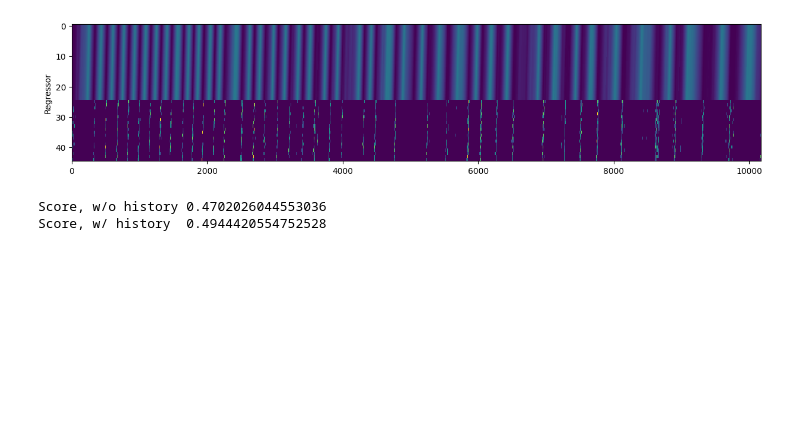
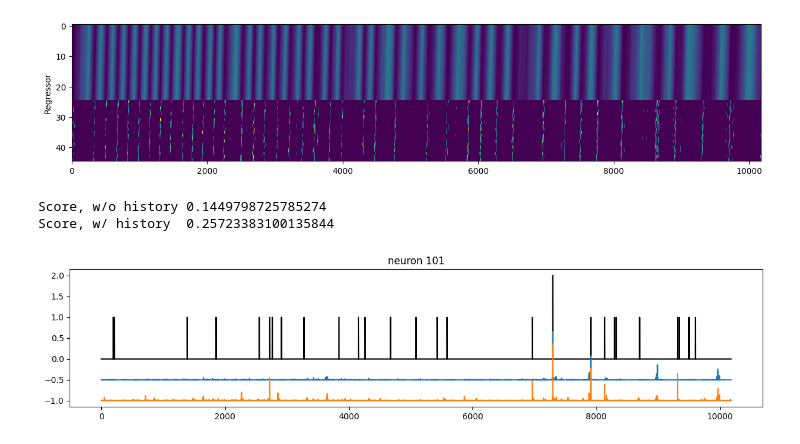
Before and after one commit to MMathisLab/Nx-435_EPFL, a Jupyter notebook: Notebooks/GLMs_Part_II.ipynb, the cells around one changed output. Saved outputs shown, nothing was run; the diff lists cells and outputs as text; code cells hidden in the pictures; blank space fills up the shorter version.

Commit message:
Add utils; add plot to part ii notebook

```diff
--- a/Notebooks/GLMs_Part_II.ipynb
+++ b/Notebooks/GLMs_Part_II.ipynb
@@ -75,20 +75,29 @@ plt.show()
 [figure]
 [figure]
 # %%
-cell_idx = 51
+cell_idx = 101
 spikes = data.get_neuron_spikes(cell_idx)
 stim = data.position
 
-design_matrix_standard = build_design_matrix(stim, filter_size = 25)
-design_matrix_history = build_design_matrix_with_history(stim, spikes_binned, filter_size = 25, history_timesteps=20)
-
+design_matrix_standard = build_design_matrix(stim, filter_size = 50)
+design_matrix_history = build_design_matrix_with_history(stim, spikes_binned, filter_size = 50, history_timesteps=50)
 
 glm = GLMModel()
 glm.fit(design_matrix_standard, spikes)
+pred_wo_history = glm.predict(design_matrix_standard)
 print("Score, w/o history", glm.score())
 
 glm.fit(design_matrix_history, spikes)
+pred_w_history = glm.predict(design_matrix_history)
 print("Score, w/ history ", glm.score())
+
+plt.figure(figsize=(15,3))
+plt.plot(spikes, c = "black")
+plt.plot(pred_wo_history - .5)
+plt.plot(pred_w_history - 1.0)
+plt.title(f"neuron {cell_idx}")
+plt.show()
 # %% [output]
-Score, w/o history 0.4702026044553036
-Score, w/ history  0.4944420554752528
+Score, w/o history 0.1449798725785274
+Score, w/ history  0.25723383100135844
+[figure, added]
```
Also changed, not shown: 2 other files.
